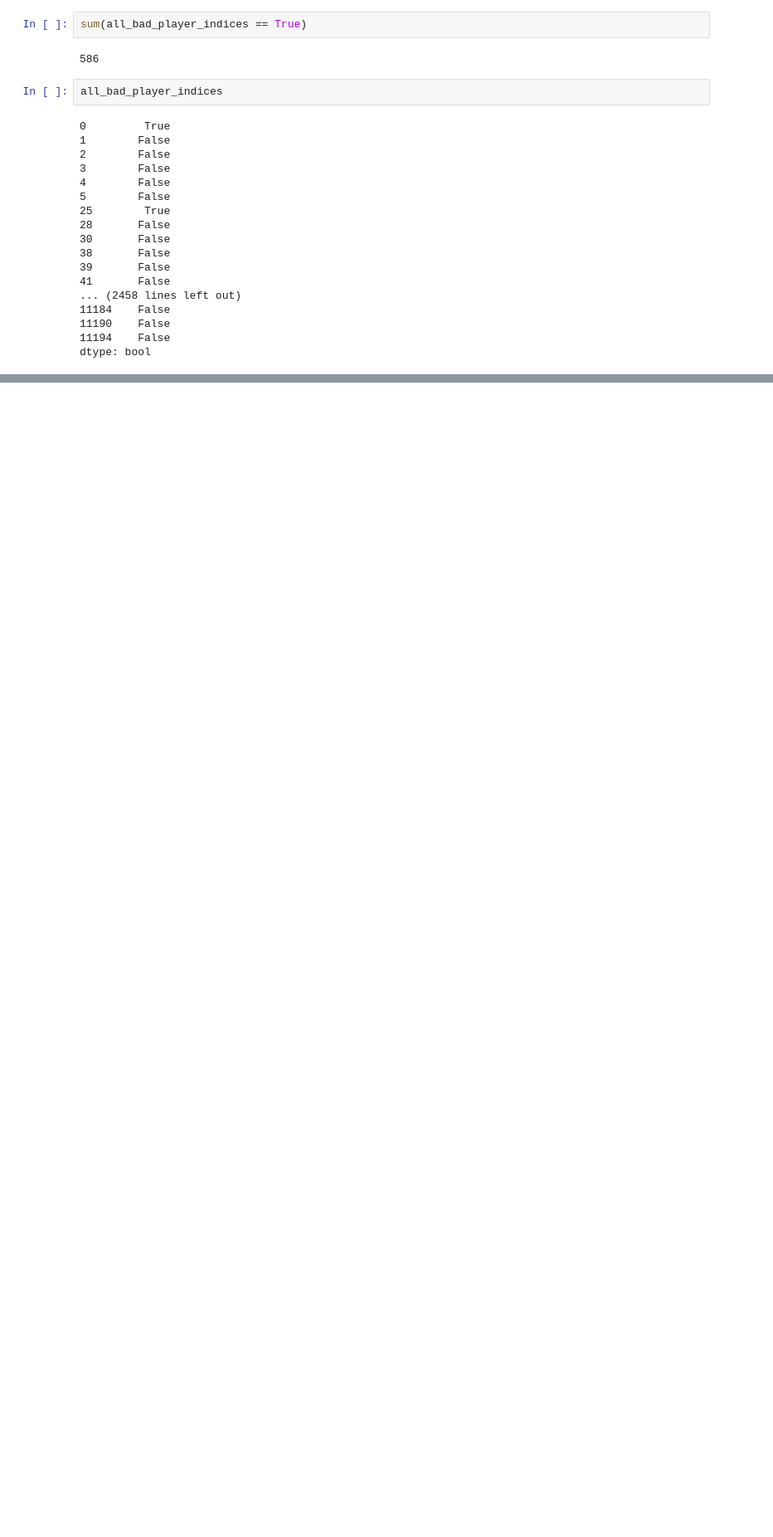
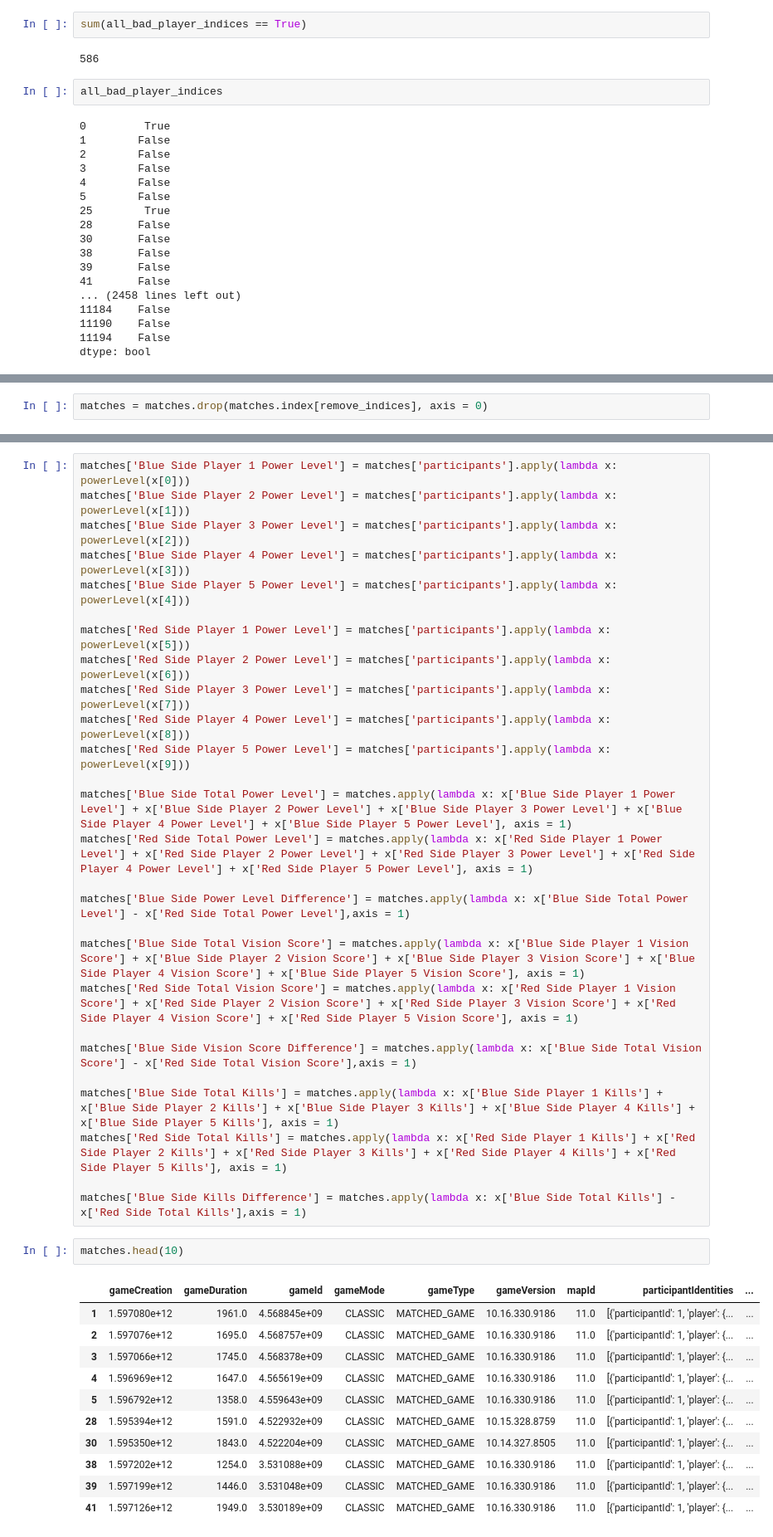
Before and after one commit to vincentviray01/LeagueMatchPredictor, a Jupyter notebook: Untitled.ipynb, the cells around one changed output, grey strips where cells are left out. Shown at 83% size. Cells and saved outputs as stored; diff of their text form; blank space fills up the shorter version.

```diff
--- a/Untitled.ipynb
+++ b/Untitled.ipynb
@@ -1646,0 +2010,2 @@ dtype: bool
+# %%
+matches = matches.drop(matches.index[remove_indices], axis = 0)
@@ -1646,0 +2060,41 @@ dtype: bool
+# %%
+matches['Blue Side Player 1 Power Level'] = matches['participants'].apply(lambda x: powerLevel(x[0]))
+matches['Blue Side Player 2 Power Level'] = matches['participants'].apply(lambda x: powerLevel(x[1]))
+matches['Blue Side Player 3 Power Level'] = matches['participants'].apply(lambda x: powerLevel(x[2]))
+matches['Blue Side Player 4 Power Level'] = matches['participants'].apply(lambda x: powerLevel(x[3]))
+matches['Blue Side Player 5 Power Level'] = matches['participants'].apply(lambda x: powerLevel(x[4]))
+
+matches['Red Side Player 1 Power Level'] = matches['participants'].apply(lambda x: powerLevel(x[5]))
+matches['Red Side Player 2 Power Level'] = matches['participants'].apply(lambda x: powerLevel(x[6]))
+matches['Red Side Player 3 Power Level'] = matches['participants'].apply(lambda x: powerLevel(x[7]))
+matches['Red Side Player 4 Power Level'] = matches['participants'].apply(lambda x: powerLevel(x[8]))
+matches['Red Side Player 5 Power Level'] = matches['participants'].apply(lambda x: powerLevel(x[9]))
+
+matches['Blue Side Total Power Level'] = matches.apply(lambda x: x['Blue Side Player 1 Power Level'] + x['Blue Side Player 2 Power Level'] + x['Blue Side Player 3 Power Level'] + x['Blue Side Player 4 Power Level'] + x['Blue Side Player 5 Power Level'], axis = 1)
+matches['Red Side Total Power Level'] = matches.apply(lambda x: x['Red Side Player 1 Power Level'] + x['Red Side Player 2 Power Level'] + x['Red Side Player 3 Power Level'] + x['Red Side Player 4 Power Level'] + x['Red Side Player 5 Power Level'], axis = 1)
+
+matches['Blue Side Power Level Difference'] = matches.apply(lambda x: x['Blue Side Total Power Level'] - x['Red Side Total Power Level'],axis = 1)
+
+matches['Blue Side Total Vision Score'] = matches.apply(lambda x: x['Blue Side Player 1 Vision Score'] + x['Blue Side Player 2 Vision Score'] + x['Blue Side Player 3 Vision Score'] + x['Blue Side Player 4 Vision Score'] + x['Blue Side Player 5 Vision Score'], axis = 1)
+matches['Red Side Total Vision Score'] = matches.apply(lambda x: x['Red Side Player 1 Vision Score'] + x['Red Side Player 2 Vision Score'] + x['Red Side Player 3 Vision Score'] + x['Red Side Player 4 Vision Score'] + x['Red Side Player 5 Vision Score'], axis = 1)
+
+matches['Blue Side Vision Score Difference'] = matches.apply(lambda x: x['Blue Side Total Vision Score'] - x['Red Side Total Vision Score'],axis = 1)
+
+matches['Blue Side Total Kills'] = matches.apply(lambda x: x['Blue Side Player 1 Kills'] + x['Blue Side Player 2 Kills'] + x['Blue Side Player 3 Kills'] + x['Blue Side Player 4 Kills'] + x['Blue Side Player 5 Kills'], axis = 1)
+matches['Red Side Total Kills'] = matches.apply(lambda x: x['Red Side Player 1 Kills'] + x['Red Side Player 2 Kills'] + x['Red Side Player 3 Kills'] + x['Red Side Player 4 Kills'] + x['Red Side Player 5 Kills'], axis = 1)
+
+matches['Blue Side Kills Difference'] = matches.apply(lambda x: x['Blue Side Total Kills'] - x['Red Side Total Kills'],axis = 1)
+# %%
+matches.head(10)
+# %% [output]
+|  | gameCreation | gameDuration | gameId | gameMode | gameType | gameVersion | mapId | participantIdentities | ... |
+| 1 | 1.597080e+12 | 1961.0 | 4.568845e+09 | CLASSIC | MATCHED_GAME | 10.16.330.9186 | 11.0 | [{'participantId': 1, 'player': {... | ... |
+| 2 | 1.597076e+12 | 1695.0 | 4.568757e+09 | CLASSIC | MATCHED_GAME | 10.16.330.9186 | 11.0 | [{'participantId': 1, 'player': {... | ... |
+| 3 | 1.597066e+12 | 1745.0 | 4.568378e+09 | CLASSIC | MATCHED_GAME | 10.16.330.9186 | 11.0 | [{'participantId': 1, 'player': {... | ... |
+| 4 | 1.596969e+12 | 1647.0 | 4.565619e+09 | CLASSIC | MATCHED_GAME | 10.16.330.9186 | 11.0 | [{'participantId': 1, 'player': {... | ... |
+| 5 | 1.596792e+12 | 1358.0 | 4.559643e+09 | CLASSIC | MATCHED_GAME | 10.16.330.9186 | 11.0 | [{'participantId': 1, 'player': {... | ... |
+| 28 | 1.595394e+12 | 1591.0 | 4.522932e+09 | CLASSIC | MATCHED_GAME | 10.15.328.8759 | 11.0 | [{'participantId': 1, 'player': {... | ... |
+| 30 | 1.595350e+12 | 1843.0 | 4.522204e+09 | CLASSIC | MATCHED_GAME | 10.14.327.8505 | 11.0 | [{'participantId': 1, 'player': {... | ... |
+| 38 | 1.597202e+12 | 1254.0 | 3.531088e+09 | CLASSIC | MATCHED_GAME | 10.16.330.9186 | 11.0 | [{'participantId': 1, 'player': {... | ... |
+| 39 | 1.597199e+12 | 1446.0 | 3.531048e+09 | CLASSIC | MATCHED_GAME | 10.16.330.9186 | 11.0 | [{'participantId': 1, 'player': {... | ... |
+| 41 | 1.597126e+12 | 1949.0 | 3.530189e+09 | CLASSIC | MATCHED_GAME | 10.16.330.9186 | 11.0 | [{'participantId': 1, 'player': {... | ... |
```
Also changed, not shown: parts of 125 cells of this notebook, 3 other files.
